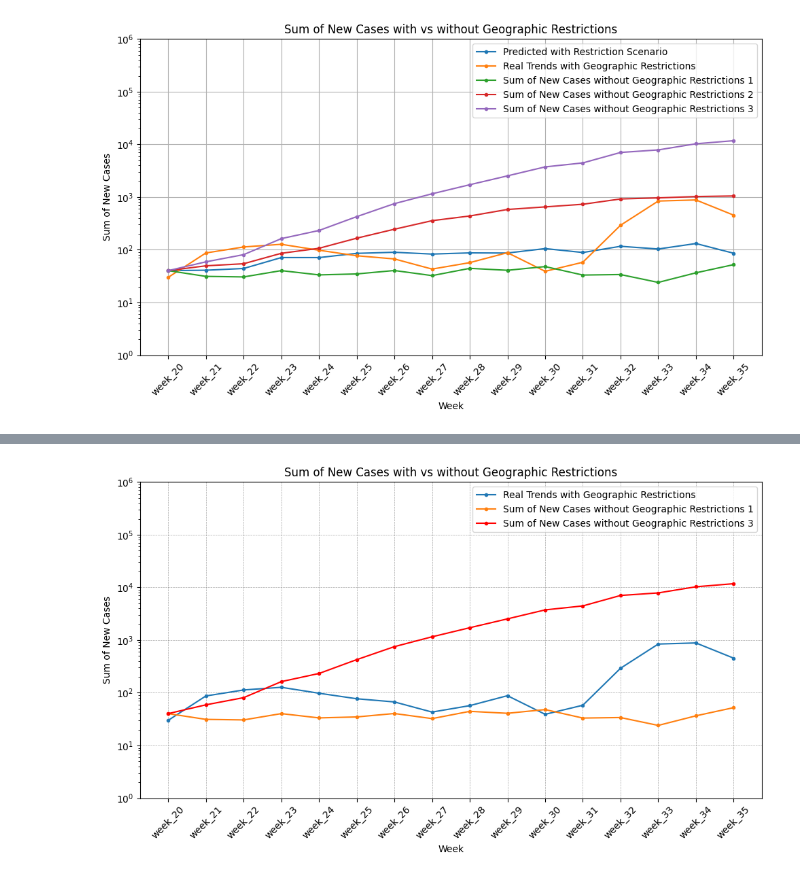
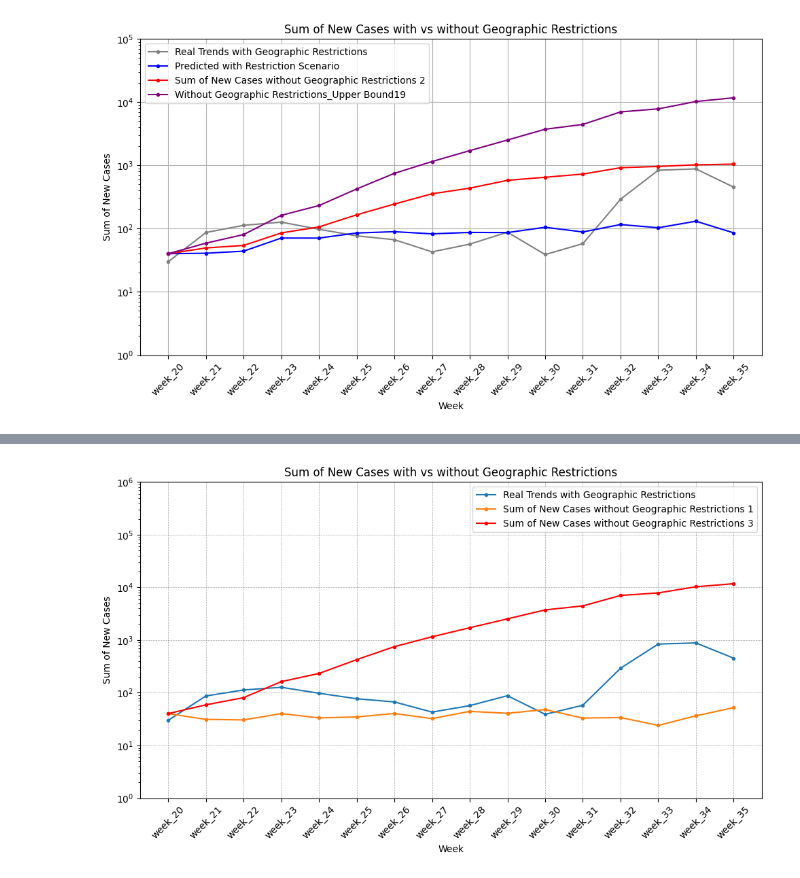
Before and after one commit to jieun0441/Stimulus-Payment, a Jupyter notebook: Graph_based_on_simulation_results.ipynb, the cells around one changed output, grey strips where cells are left out. Cells and saved outputs as stored; diff of their text form; code cells hidden in the pictures.

```diff
--- a/Graph_based_on_simulation_results.ipynb
+++ b/Graph_based_on_simulation_results.ipynb
@@ -13,5 +13,9 @@ import numpy as np
 import statsmodels.api as sm
 from sklearn.linear_model import LinearRegression
 import matplotlib.pyplot as plt
+# %%
+df = pd.read_excel("/content/drive/MyDrive/SP/Simulation results_several scenarios.xlsx", sheet_name = "Sheet1")
+df_cumul = pd.read_excel("/content/drive/MyDrive/SP/Simulation results_several scenarios.xlsx", sheet_name = "Cumul")
 # %%
-df = pd.read_excel("/content/drive/MyDrive/SP/Simulation results_several scenarios.xlsx")
+df_inf = pd.read_excel("/content/drive/MyDrive/SP/gu14 and gu11.xlsx")
+df_inf
@@ -48,22 +157,24 @@ Index(['Unnamed: 0', 'Week', 'Predicted with Restriction Scenario',
 # %%
 #@title Plotting Real Case Trend with a logarithmic scale
 # Merge the two dataframes on the 'Week' column
 plt.figure(figsize = (10,6))
-plt.plot(df['Week'], df['Predicted with Restriction Scenario'], marker = 'o', markersize = 3, linestyle = '-', label = 'Predicted with Restriction Scenario')
-plt.plot(df['Week'], df['with Geographic Restrictions'], marker = 'o', markersize = 3, linestyle = '-', label = 'Real Trends with Geographic Restrictions')
-plt.plot(df['Week'], df['Without Geographic Restrictions_Lower Bound1017_20'], marker = 'o', markersize = 3, linestyle = '-', label = 'Sum of New Cases without Geographic Restrictions 1')
-plt.plot(df['Week'], df['Without Geographic Restrictions_Lower Bound19'], marker = 'o', markersize = 3, linestyle = '-', label = 'Sum of New Cases without Geographic Restrictions 2')
-plt.plot(df['Week'], df['Without Geographic Restrictions_Upper Bound19'], marker = 'o', markersize = 3, linestyle = '-', label = 'Sum of New Cases without Geographic Restrictions 3')
-# plt.plot(df['Week'], df['Midpoint of Without Geographic Restriction'], marker = 'o', linestyle = '-', label = 'Sum of New Cases without Geographic Restrictions 4')
+plt.plot(df['Week'], df['Real Cases with Geographic Restrictions'], marker = 'o', markersize = 3, color = 'grey', linestyle = '-', label = 'Real Trends with Geographic Restrictions')
+plt.plot(df['Week'], df['Predicted with Restriction Scenario'], marker = 'o', markersize = 3, color ='blue', linestyle = '-', label = 'Predicted with Restriction Scenario')
+#plt.plot(df['Week'], df['Without Geographic Restrictions_Lower Bound1017_20'], marker = 'o', markersize = 3, linestyle = '-', label = 'Sum of New Cases without Geographic Restrictions 1')
+plt.plot(df['Week'], df['Without Geographic Restrictions_Lower Bound19'], marker = 'o', markersize = 3, color = 'red', linestyle = '-', label = 'Sum of New Cases without Geographic Restrictions 2')
+plt.plot(df['Week'], df['Without Geographic Restrictions_Upper Bound19'], marker = 'o', color = 'purple', markersize = 3, linestyle = '-', label = 'Without Geographic Restrictions_Upper Bound19')
+# plt.plot(df['Week'], df['Lockdown Scenario'], marker = 'o', markersize = 3, linestyle = '-', label = 'Lockdown Scenario')
+# plt.plot(df['Week'], df['Dis1017_some'], marker = 'o',markersize = 3,  linestyle = '-', label = 'Dis1017_some')
+# plt.plot(df['Week'], df['Dis1017_some_realNS'], marker = 'o',markersize = 3, linestyle = '-', label = 'Dis1017_some_realNS')
 plt.xlabel('Week')
 plt.ylabel('Sum of New Cases')
 plt.title('Sum of New Cases with vs without Geographic Restrictions')
 plt.yscale('log') # Set y-axis to lagrithmic scale
-plt.yticks([1, 10, 100, 1000, 10000, 100000, 1000000])  # Set custom y-axis ticks
+plt.yticks([1, 10, 100, 1000, 10000, 100000])  # Set custom y-axis ticks
 plt.xticks(rotation = 45)
 plt.legend()
 plt.grid(True)
 plt.tight_layout()
 plt.show()
 # %% [output]
-[figure, old version]
+[figure, new version]
```
Also changed, not shown: parts of 24 cells of this notebook.
